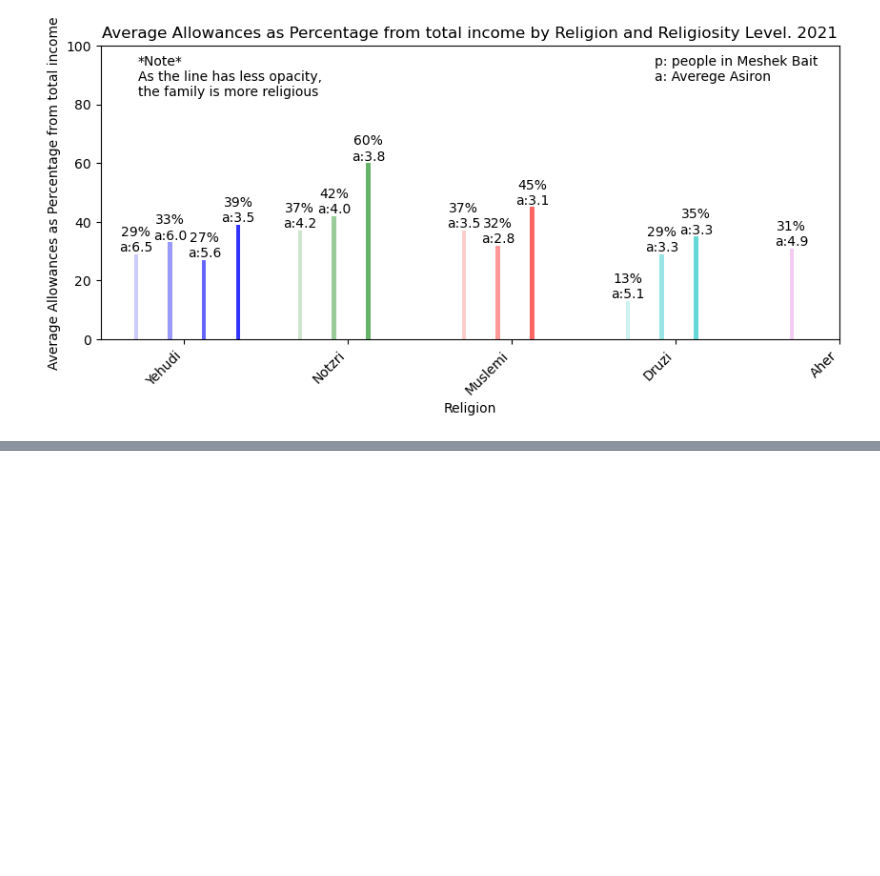
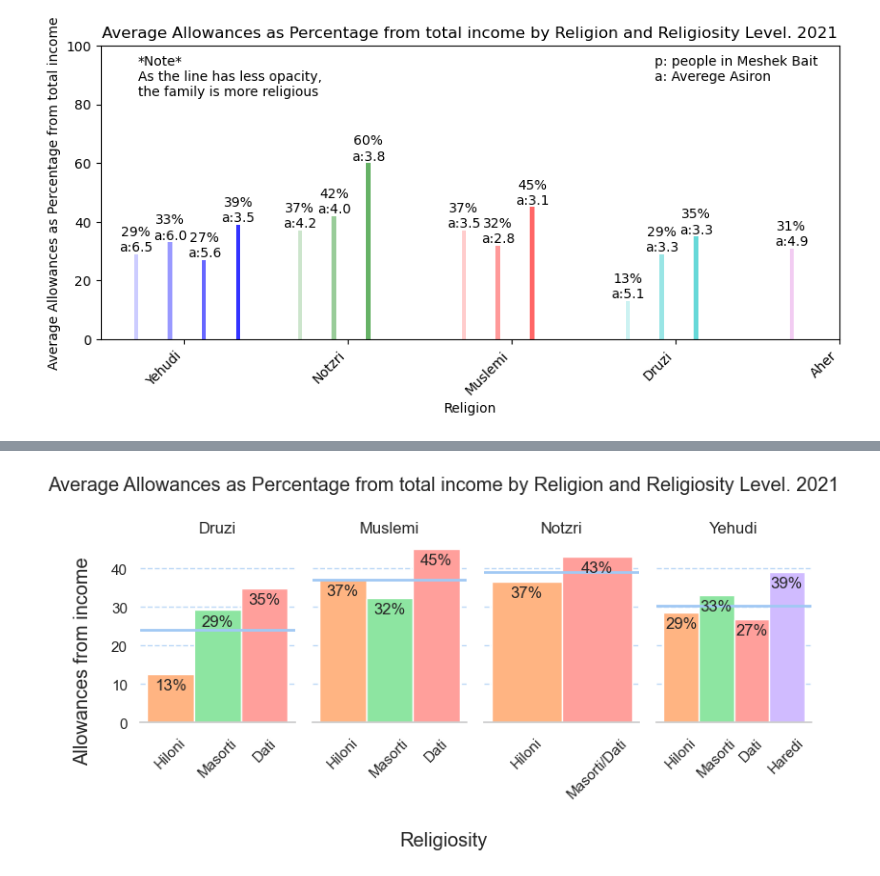
Before and after one commit to eladreuveni/Lamas, a Jupyter notebook: allowences_21.ipynb, the cells around one changed output, grey strips where cells are left out. Drawn from its saved outputs; the diff is of its cells as text; code cells hidden in the pictures; blank space fills up the shorter version.

```diff
--- a/allowences_21.ipynb
+++ b/allowences_21.ipynb
@@ -169,0 +308,73 @@ Text(0.75, 0.97, 'p: people in Meshek Bait\na: Averege Asiron')
+# %%
+sns.set(style="whitegrid", palette="pastel")
+# %%
+from funcs import weighted_average
+
+def w_avg(df, col):
+    return weighted_average(df, col, 'weight')
+
+# Assuming your data is stored in a DataFrame named 'grouped_df'
+religions = grouped_df['religion_name'].unique()
+
+# Define custom sort order
+custom_order = ['Hiloni', 'Masorti', 'Masorti/Dati', 'Dati', 'Haredi', 'all']
+
+# Define bar width
+bar_width = 1
+
+palette = sns.color_palette('pastel')
+color_dict = {
+    'all': palette[0],
+    'Hiloni': palette[1],
+    'Masorti': palette[2],
+    'Masorti/Dati': palette[3],
+    'Dati': palette[3],
+    'Haredi': palette[4],
+}
+
+# Plotting subplots with shared y-axis
+fig, axes = plt.subplots(1, len(religions), figsize=(8, 4), sharey=True)
+
+for i, ax in enumerate(axes.flatten()):
+    grouped_df['grouped_religiosity'] = pd.Categorical(grouped_df['grouped_religiosity'], categories=custom_order, ordered=True)
+    dfi = grouped_df[grouped_df['religion_name'] == religions[i]]
+    dfi = dfi.sort_values('grouped_religiosity')
+    positions = np.arange(len(dfi))  # Set positions for bars
+
+    for j, (_, data) in enumerate(dfi.iterrows()):
+        ax.bar(positions[j], data['allowances_as_percentage'], width=bar_width, color=color_dict[data['grouped_religiosity']])
+
+        # Add labels above the bars
+        ax.text(j * bar_width, data['allowances_as_percentage'] - 4, f"{data['allowances_as_percentage']:.0f}%", ha='center')
+
+    # avg what needs to be avg, count all groups.
+    cols_agg = {
+        'allowances_as_percentage': lambda x: w_avg(df=dfi ,col=x)
+    }
+    avg_df = dfi.groupby('religion_name').agg(cols_agg)
+    avg_line = avg_df['allowances_as_percentage'].mean()
+    ax.axhline(y=avg_line, color=palette[0], linestyle='-', linewidth=2)
+#     ax.text(0, avg_line + 1, f"{avg_line:.0f}%", ha='right')
+
+
+    ax.set_title(religions[i])
+    ax.set_xticks(positions)
+    ax.set_xticklabels(dfi['grouped_religiosity'], rotation=45)  # Set x-axis labels
+
+    ax.spines['top'].set_visible(False)
+    ax.spines['right'].set_visible(False)
+    ax.spines['left'].set_visible(False)
+
+    # Styles
+    ax.yaxis.grid(True, linestyle='--', alpha=0.7, color=sns.color_palette('pastel')[0])  # Use the color from the palette
+    ax.xaxis.grid(False)
+
+# Set labels and title
+fig.suptitle('Average Allowances as Percentage from total income by Religion and Religiosity Level. 2021')
+fig.supxlabel('Religiosity')
+fig.supylabel('Allowances from income')
+
+plt.tight_layout()
+plt.show()
+# %% [output]
+[figure, added]
```
Also changed, not shown: parts of 4 cells of this notebook, 2 other files.
